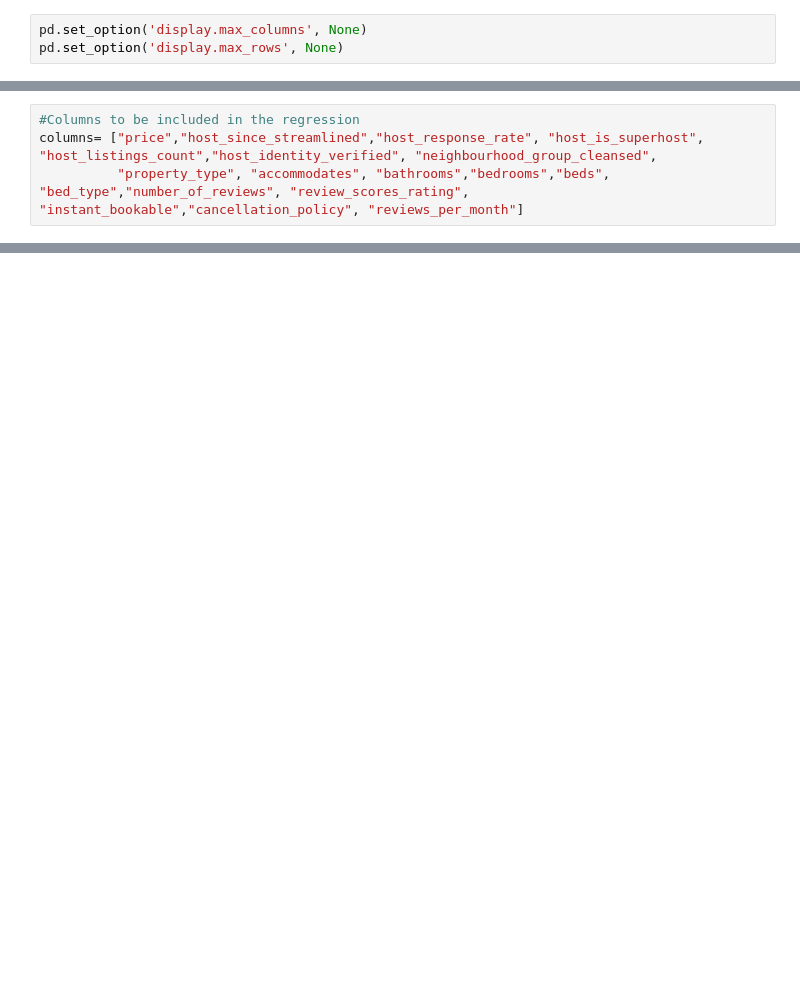
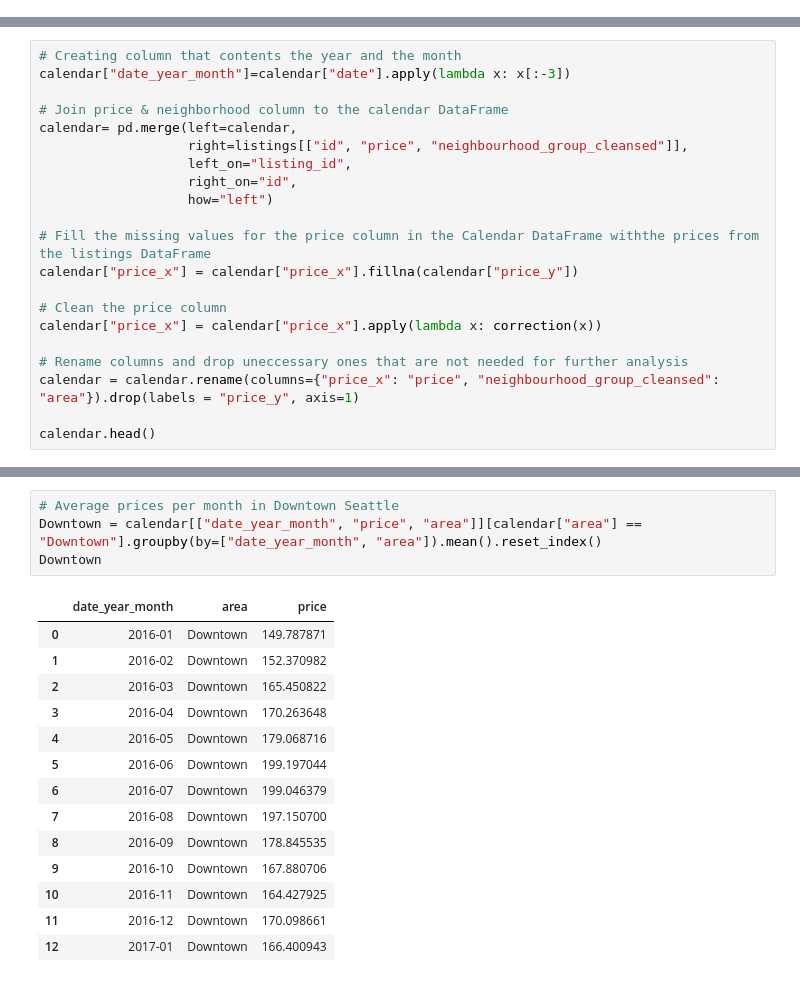
Before and after one commit to nikessl/Airbnb-Seattle-Data-Analysis, a Jupyter notebook: Data Analysis.ipynb, the cells around one changed output, grey strips where cells are left out. Cells and saved outputs as stored; diff of their text form; blank space fills up the shorter version.

```diff
--- a/Data Analysis.ipynb
+++ b/Data Analysis.ipynb
@@ -10,3 +0,0 @@ import seaborn as sns
-# %%
-pd.set_option('display.max_columns', None)
-pd.set_option('display.max_rows', None)
@@ -284,4 +0,0 @@ Was soll beschreibend sein:
-# %%
-#Columns to be included in the regression
-columns= ["price","host_since_streamlined","host_response_rate", "host_is_superhost", "host_listings_count","host_identity_verified", "neighbourhood_group_cleansed",
-          "property_type", "accommodates", "bathrooms","bedrooms","beds", "bed_type","number_of_reviews", "review_scores_rating", "instant_bookable","cancellation_policy", "reviews_per_month"]
@@ -435,0 +74,21 @@ Coeff.sort_values(by="Absolute", ascending=False)
+# %%
+# Creating column that contents the year and the month
+calendar["date_year_month"]=calendar["date"].apply(lambda x: x[:-3])
+
+# Join price & neighborhood column to the calendar DataFrame
+calendar= pd.merge(left=calendar,
+                   right=listings[["id", "price", "neighbourhood_group_cleansed"]],
+                   left_on="listing_id",
+                   right_on="id",
+                   how="left")
+
+# Fill the missing values for the price column in the Calendar DataFrame withthe prices from the listings DataFrame
+calendar["price_x"] = calendar["price_x"].fillna(calendar["price_y"])
+
+# Clean the price column
+calendar["price_x"] = calendar["price_x"].apply(lambda x: correction(x))
+
+# Rename columns and drop uneccessary ones that are not needed for further analysis
+calendar = calendar.rename(columns={"price_x": "price", "neighbourhood_group_cleansed": "area"}).drop(labels = "price_y", axis=1)
+
+calendar.head()
@@ -435,0 +216,19 @@ Coeff.sort_values(by="Absolute", ascending=False)
+# %%
+# Average prices per month in Downtown Seattle
+Downtown = calendar[["date_year_month", "price", "area"]][calendar["area"] == "Downtown"].groupby(by=["date_year_month", "area"]).mean().reset_index()
+Downtown
+# %% [output]
+|  | date_year_month | area | price |
+| 0 | 2016-01 | Downtown | 149.787871 |
+| 1 | 2016-02 | Downtown | 152.370982 |
+| 2 | 2016-03 | Downtown | 165.450822 |
+| 3 | 2016-04 | Downtown | 170.263648 |
+| 4 | 2016-05 | Downtown | 179.068716 |
+| 5 | 2016-06 | Downtown | 199.197044 |
+| 6 | 2016-07 | Downtown | 199.046379 |
+| 7 | 2016-08 | Downtown | 197.150700 |
+| 8 | 2016-09 | Downtown | 178.845535 |
+| 9 | 2016-10 | Downtown | 167.880706 |
+| 10 | 2016-11 | Downtown | 164.427925 |
+| 11 | 2016-12 | Downtown | 170.098661 |
+| 12 | 2017-01 | Downtown | 166.400943 |
```
Also changed, not shown: parts of 63 cells of this notebook.
